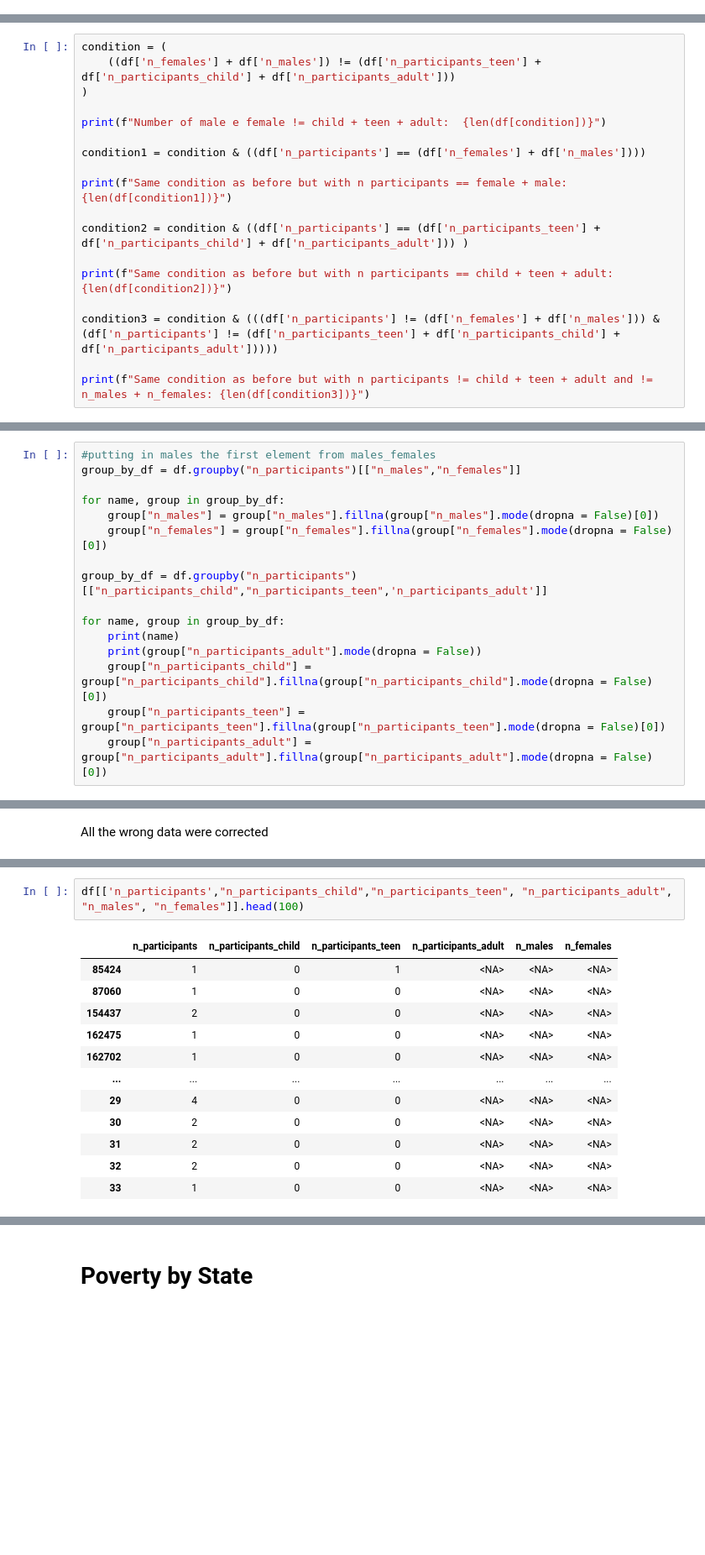
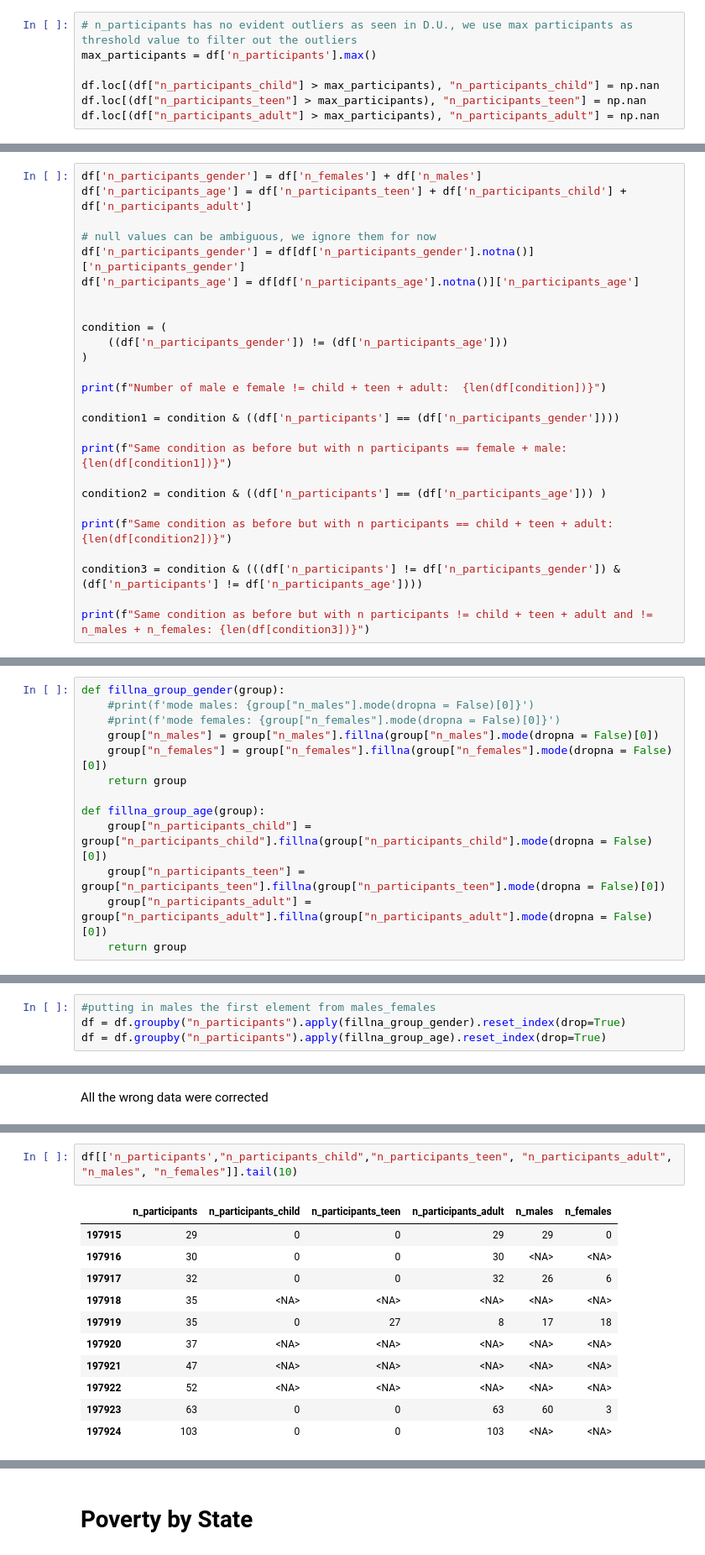
Before and after one commit to vezzusamu/dm-project, a Jupyter notebook: data_preparation.ipynb, the cells around one changed output, grey strips where cells are left out. Shown at 84% size. Cells and saved outputs as stored; diff of their text form; blank space fills up the shorter version.

```diff
--- a/data_preparation.ipynb
+++ b/data_preparation.ipynb
@@ -284,0 +339,7 @@ len(df)
+# %%
+# n_participants has no evident outliers as seen in D.U., we use max participants as threshold value to filter out the outliers
+max_participants = df['n_participants'].max()
+
+df.loc[(df["n_participants_child"] > max_participants), "n_participants_child"] = np.nan
+df.loc[(df["n_participants_teen"] > max_participants), "n_participants_teen"] = np.nan
+df.loc[(df["n_participants_adult"] > max_participants), "n_participants_adult"] = np.nan
@@ -322,21 +385,29 @@ df[condition][["n_participants","n_males","n_females", "n_participants_teen", "n
 | 199119 | 3 | 3 | 0 | 0 | 0 | 3 |
 5311 rows × 6 columns
 # %%
+df['n_participants_gender'] = df['n_females'] + df['n_males']
+df['n_participants_age'] = df['n_participants_teen'] + df['n_participants_child'] + df['n_participants_adult']
+
+# null values can be ambiguous, we ignore them for now
+df['n_participants_gender'] = df[df['n_participants_gender'].notna()]['n_participants_gender']
+df['n_participants_age'] = df[df['n_participants_age'].notna()]['n_participants_age']
+
+
 condition = (
-    ((df['n_females'] + df['n_males']) != (df['n_participants_teen'] + df['n_participants_child'] + df['n_participants_adult']))
+    ((df['n_participants_gender']) != (df['n_participants_age']))
 )
 
 print(f"Number of male e female != child + teen + adult:  {len(df[condition])}")
 
-condition1 = condition & ((df['n_participants'] == (df['n_females'] + df['n_males'])))
+condition1 = condition & ((df['n_participants'] == (df['n_participants_gender'])))
 
 print(f"Same condition as before but with n participants == female + male: {len(df[condition1])}")
 
-condition2 = condition & ((df['n_participants'] == (df['n_participants_teen'] + df['n_participants_child'] + df['n_participants_adult'])) )
+condition2 = condition & ((df['n_participants'] == (df['n_participants_age'])) )
 
 print(f"Same condition as before but with n participants == child + teen + adult: {len(df[condition2])}")
 
-condition3 = condition & (((df['n_participants'] != (df['n_females'] + df['n_males'])) & (df['n_participants'] != (df['n_participants_teen'] + df['n_participants_child'] + df['n_participants_adult']))))
+condition3 = condition & (((df['n_participants'] != df['n_participants_gender']) & (df['n_participants'] != df['n_participants_age'])))
 
 print(f"Same condition as before but with n participants != child + teen + adult and != n_males + n_females: {len(df[condition3])}")
 # %% [output]
@@ -391,16 +437,13 @@ memory usage: 51.3 MB
 # %%
-#putting in males the first element from males_females
-group_by_df = df.groupby("n_participants")[["n_males","n_females"]]
-
-for name, group in group_by_df:
+def fillna_group_gender(group):
+    #print(f'mode males: {group["n_males"].mode(dropna = False)[0]}')
+    #print(f'mode females: {group["n_females"].mode(dropna = False)[0]}')
     group["n_males"] = group["n_males"].fillna(group["n_males"].mode(dropna = False)[0])
     group["n_females"] = group["n_females"].fillna(group["n_females"].mode(dropna = False)[0])
+    return group
 
-group_by_df = df.groupby("n_participants")[["n_participants_child","n_participants_teen",'n_participants_adult']]
-
-for name, group in group_by_df:
-    print(name)
-    print(group["n_participants_adult"].mode(dropna = False))
+def fillna_group_age(group):
     group["n_participants_child"] = group["n_participants_child"].fillna(group["n_participants_child"].mode(dropna = False)[0])
     group["n_participants_teen"] = group["n_participants_teen"].fillna(group["n_participants_teen"].mode(dropna = False)[0])
     group["n_participants_adult"] = group["n_participants_adult"].fillna(group["n_participants_adult"].mode(dropna = False)[0])
+    return group
@@ -428,0 +450,4 @@ memory usage: 51.3 MB
+# %%
+#putting in males the first element from males_females
+df = df.groupby("n_participants").apply(fillna_group_gender).reset_index(drop=True)
+df = df.groupby("n_participants").apply(fillna_group_age).reset_index(drop=True)
@@ -439,15 +495,14 @@ Number of male e female != child + teen + adult:  0
 # %%
-df[['n_participants',"n_participants_child","n_participants_teen", "n_participants_adult", "n_males", "n_females"]].head(100)
+df[['n_participants',"n_participants_child","n_participants_teen", "n_participants_adult", "n_males", "n_females"]].tail(10)
 # %% [output]
 |  | n_participants | n_participants_child | n_participants_teen | n_participants_adult | n_males | n_females |
-| 85424 | 1 | 0 | 1 | <NA> | <NA> | <NA> |
-| 87060 | 1 | 0 | 0 | <NA> | <NA> | <NA> |
-| 154437 | 2 | 0 | 0 | <NA> | <NA> | <NA> |
-| 162475 | 1 | 0 | 0 | <NA> | <NA> | <NA> |
-| 162702 | 1 | 0 | 0 | <NA> | <NA> | <NA> |
-| ... | ... | ... | ... | ... | ... | ... |
-| 29 | 4 | 0 | 0 | <NA> | <NA> | <NA> |
-| 30 | 2 | 0 | 0 | <NA> | <NA> | <NA> |
-| 31 | 2 | 0 | 0 | <NA> | <NA> | <NA> |
-| 32 | 2 | 0 | 0 | <NA> | <NA> | <NA> |
-| 33 | 1 | 0 | 0 | <NA> | <NA> | <NA> |
+| 197915 | 29 | 0 | 0 | 29 | 29 | 0 |
+| 197916 | 30 | 0 | 0 | 30 | <NA> | <NA> |
+| 197917 | 32 | 0 | 0 | 32 | 26 | 6 |
+| 197918 | 35 | <NA> | <NA> | <NA> | <NA> | <NA> |
+| 197919 | 35 | 0 | 27 | 8 | 17 | 18 |
+| 197920 | 37 | <NA> | <NA> | <NA> | <NA> | <NA> |
+| 197921 | 47 | <NA> | <NA> | <NA> | <NA> | <NA> |
+| 197922 | 52 | <NA> | <NA> | <NA> | <NA> | <NA> |
+| 197923 | 63 | 0 | 0 | 63 | 60 | 3 |
+| 197924 | 103 | 0 | 0 | 103 | <NA> | <NA> |
```
Also changed, not shown: parts of 37 cells of this notebook.
